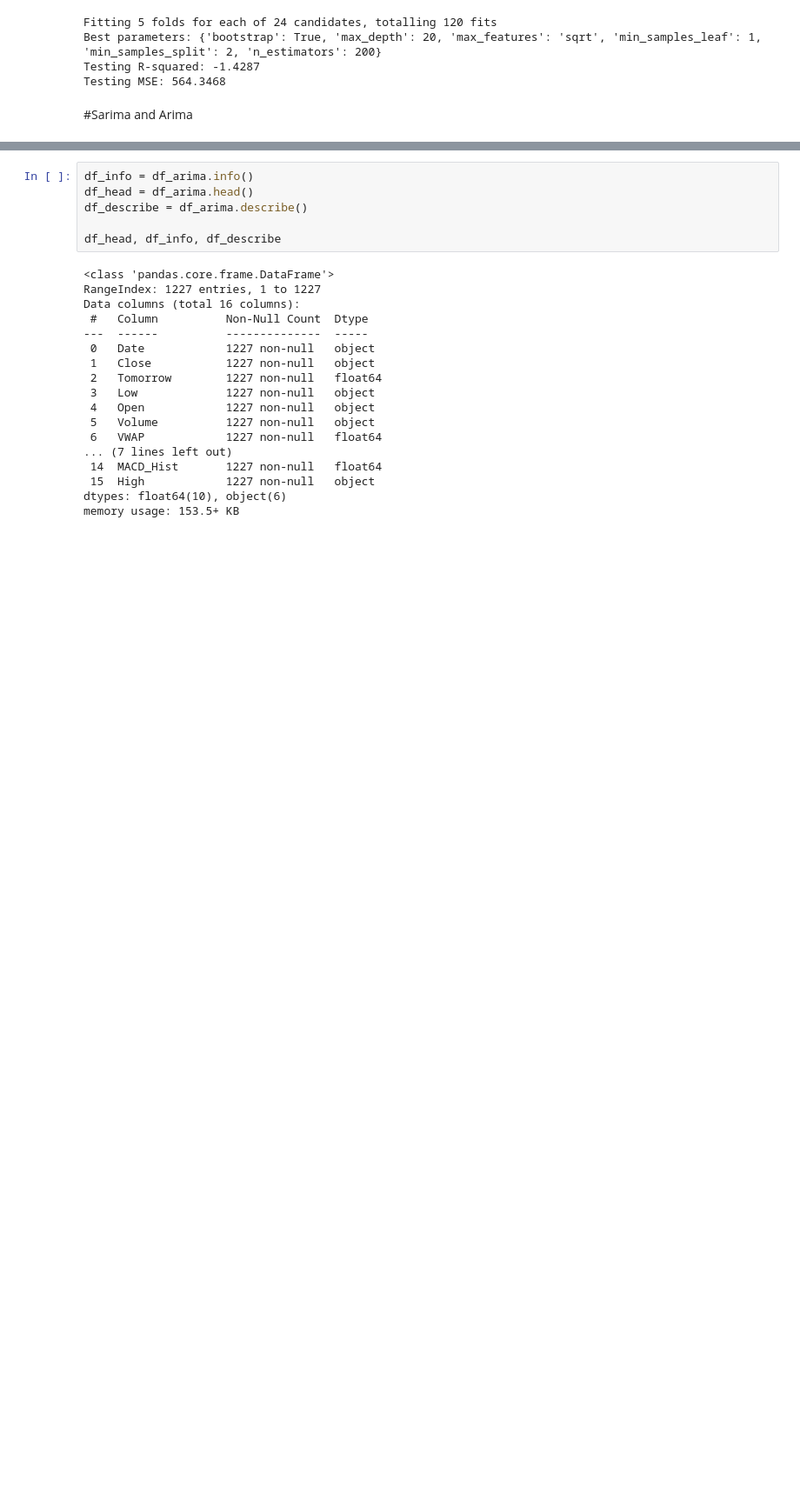
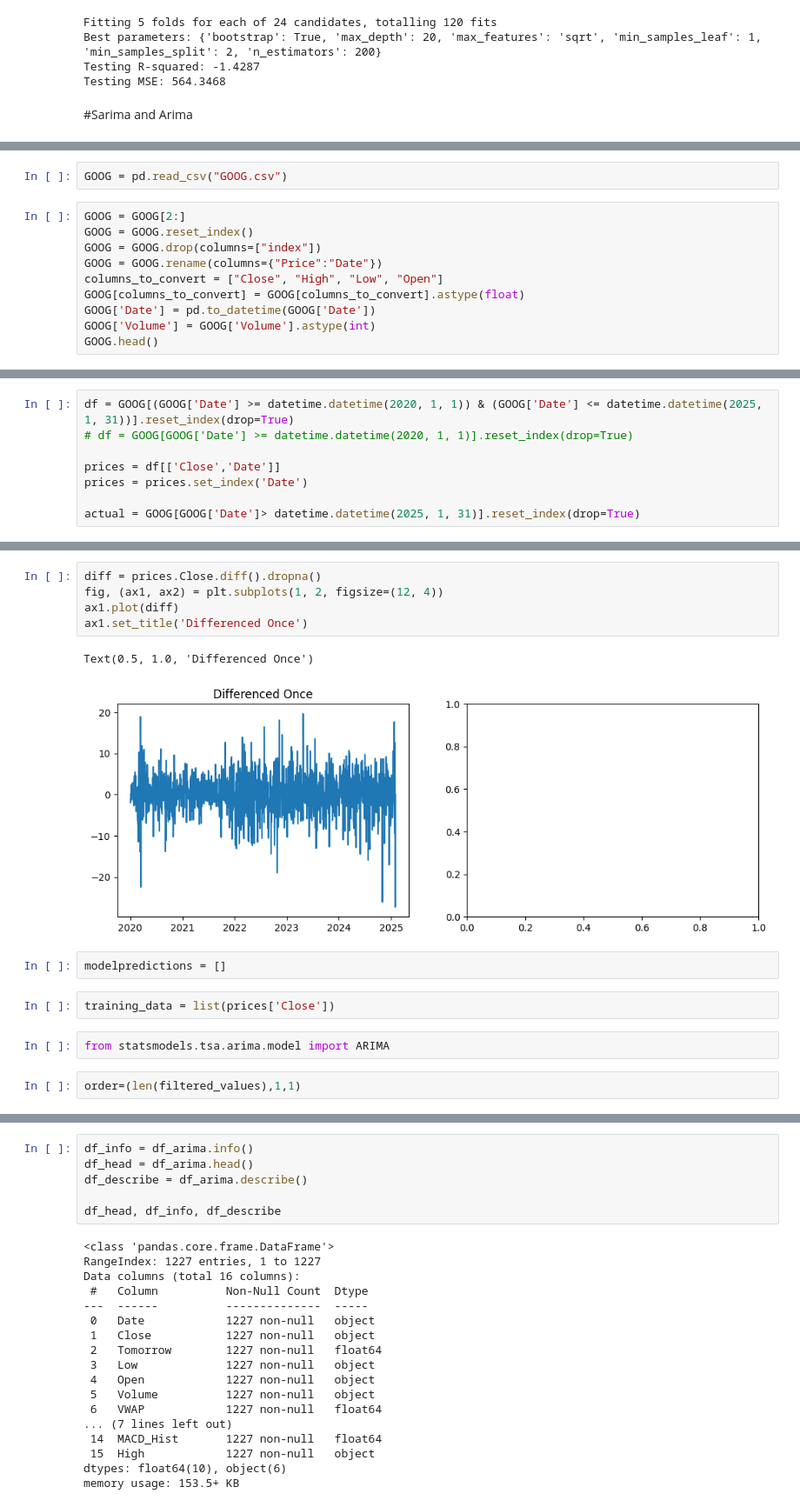
Before and after one commit to Kanchan786786/Capstone_project-, a Jupyter notebook: MSFT_Stock_Prediction (1).ipynb, the cells around one changed output, grey strips where cells are left out. Shown at 87% size. Cells and saved outputs as stored; diff of their text form; blank space fills up the shorter version.

```diff
--- a/MSFT_Stock_Prediction (1).ipynb
+++ b/MSFT_Stock_Prediction (1).ipynb
@@ -599,0 +584,12 @@ df_arima.head()
+# %%
+GOOG = pd.read_csv("GOOG.csv")
+# %%
+GOOG = GOOG[2:]
+GOOG = GOOG.reset_index()
+GOOG = GOOG.drop(columns=["index"])
+GOOG = GOOG.rename(columns={"Price":"Date"})
+columns_to_convert = ["Close", "High", "Low", "Open"]
+GOOG[columns_to_convert] = GOOG[columns_to_convert].astype(float)
+GOOG['Date'] = pd.to_datetime(GOOG['Date'])
+GOOG['Volume'] = GOOG['Volume'].astype(int)
+GOOG.head()
@@ -599,0 +628,8 @@ df_arima.head()
+# %%
+df = GOOG[(GOOG['Date'] >= datetime.datetime(2020, 1, 1)) & (GOOG['Date'] <= datetime.datetime(2025, 1, 31))].reset_index(drop=True)
+# df = GOOG[GOOG['Date'] >= datetime.datetime(2020, 1, 1)].reset_index(drop=True)
+
+prices = df[['Close','Date']]
+prices = prices.set_index('Date')
+
+actual = GOOG[GOOG['Date']> datetime.datetime(2025, 1, 31)].reset_index(drop=True)
@@ -599,0 +668,16 @@ df_arima.head()
+# %%
+diff = prices.Close.diff().dropna()
+fig, (ax1, ax2) = plt.subplots(1, 2, figsize=(12, 4))
+ax1.plot(diff)
+ax1.set_title('Differenced Once')
+# %% [output]
+Text(0.5, 1.0, 'Differenced Once')
+[figure, added]
+# %%
+modelpredictions = []
+# %%
+training_data = list(prices['Close'])
+# %%
+from statsmodels.tsa.arima.model import ARIMA
+# %%
+order=(len(filtered_values),1,1)
```
Also changed, not shown: parts of 22 cells of this notebook, 1 other file.
